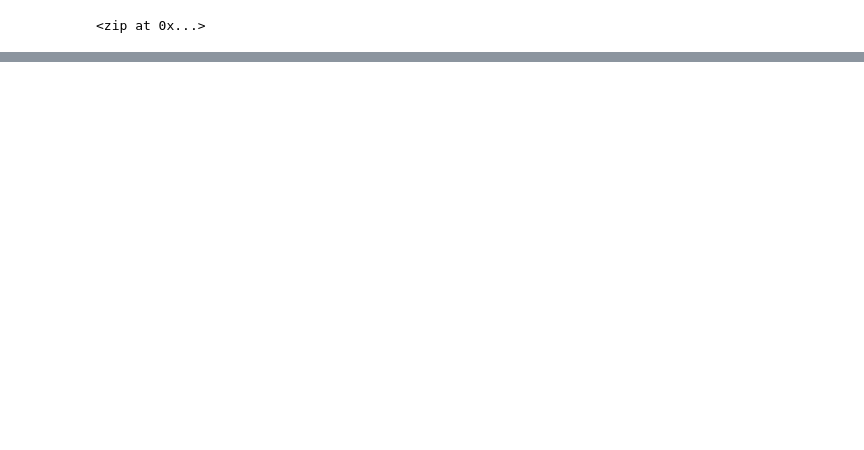
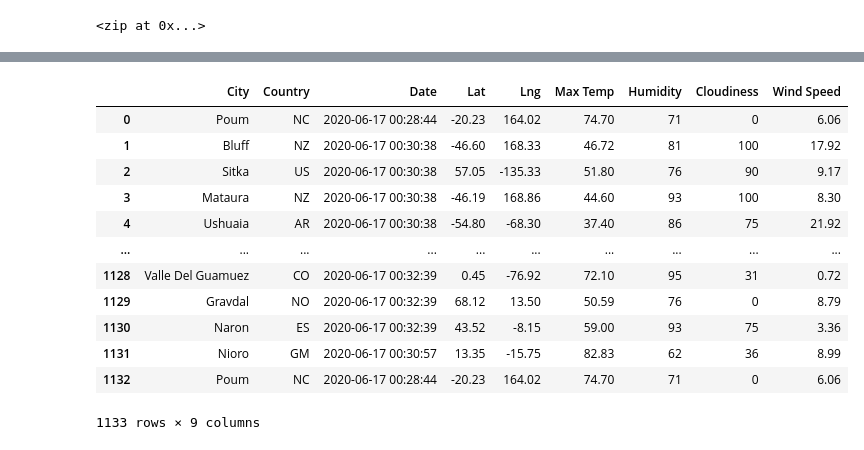
Before and after one commit to tienl/World_Weather_Analysis, a Jupyter notebook: WeatherPy.ipynb, the cells around one changed output, grey strips where cells are left out. Saved outputs shown, nothing was run; the diff lists cells and outputs as text; code cells hidden in the pictures; blank space fills up the shorter version.

```diff
--- a/WeatherPy.ipynb
+++ b/WeatherPy.ipynb
@@ -76,0 +65,4 @@ len(cities)
+# %%
+# Starting URL for Weather Map API Call.
+url = "http://api.openweathermap.org/data/2.5/weather?units=Imperial&APPID=" + weather_api_key
+print(url)
@@ -76,0 +71,10 @@ len(cities)
+# %%
+# Create an empty list to hold the weather data.
+city_data = []
+# Print the beginning of the logging.
+print("Beginning Data Retrieval     ")
+print("-----------------------------")
+
+# Create counters.
+record_count = 1
+set_count = 1
@@ -76,0 +151,4 @@ len(cities)
+# %%
+# Convert the array of dictionaries to a Pandas DataFrame.
+city_data_df = pd.DataFrame(city_data)
+city_data_df.head(10)
@@ -76,0 +167,18 @@ len(cities)
+# %%
+new_order = ["City", "Country", "Date", "Lat", "Lng", "Max Temp", "Humidity", "Cloudiness", "Wind Speed"]
+city_data_df = city_data_df[new_order]
+city_data_df
+# %% [output]
+|  | City | Country | Date | Lat | Lng | Max Temp | Humidity | Cloudiness | Wind Speed |
+| 0 | Poum | NC | 2020-06-17 00:28:44 | -20.23 | 164.02 | 74.70 | 71 | 0 | 6.06 |
+| 1 | Bluff | NZ | 2020-06-17 00:30:38 | -46.60 | 168.33 | 46.72 | 81 | 100 | 17.92 |
+| 2 | Sitka | US | 2020-06-17 00:30:38 | 57.05 | -135.33 | 51.80 | 76 | 90 | 9.17 |
+| 3 | Mataura | NZ | 2020-06-17 00:30:38 | -46.19 | 168.86 | 44.60 | 93 | 100 | 8.30 |
+| 4 | Ushuaia | AR | 2020-06-17 00:30:38 | -54.80 | -68.30 | 37.40 | 86 | 75 | 21.92 |
+| ... | ... | ... | ... | ... | ... | ... | ... | ... | ... |
+| 1128 | Valle Del Guamuez | CO | 2020-06-17 00:32:39 | 0.45 | -76.92 | 72.10 | 95 | 31 | 0.72 |
+| 1129 | Gravdal | NO | 2020-06-17 00:32:39 | 68.12 | 13.50 | 50.59 | 76 | 0 | 8.79 |
+| 1130 | Naron | ES | 2020-06-17 00:32:39 | 43.52 | -8.15 | 59.00 | 93 | 75 | 3.36 |
+| 1131 | Nioro | GM | 2020-06-17 00:30:57 | 13.35 | -15.75 | 82.83 | 62 | 36 | 8.99 |
+| 1132 | Poum | NC | 2020-06-17 00:28:44 | -20.23 | 164.02 | 74.70 | 71 | 0 | 6.06 |
+1133 rows × 9 columns
```
Also changed, not shown: parts of 10 cells of this notebook, 2 other files.
